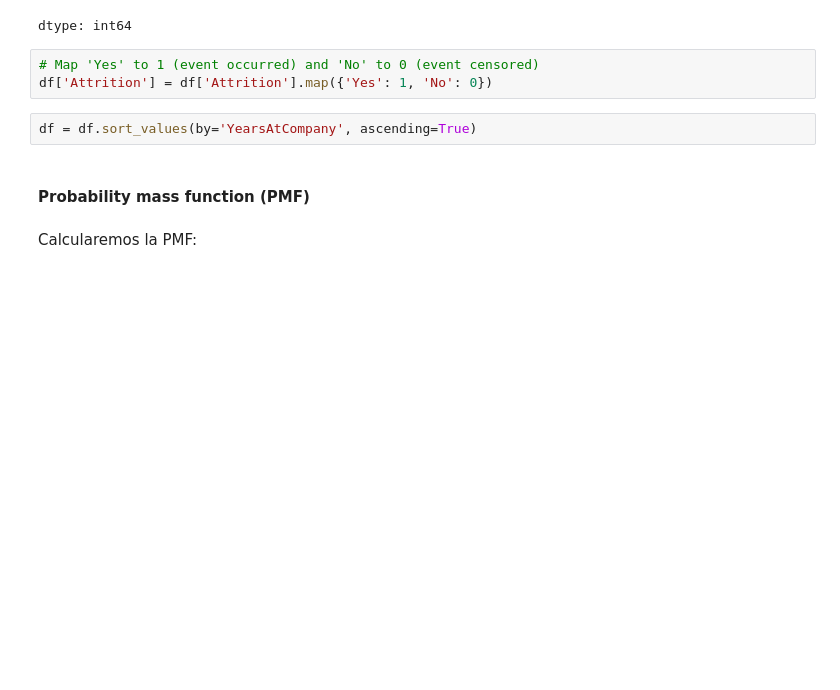
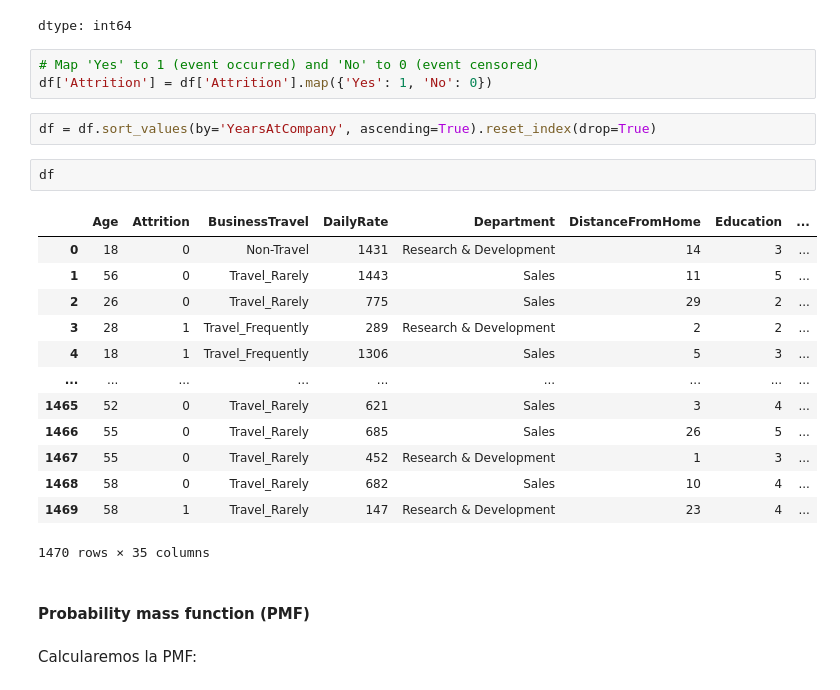
Before and after one commit to contepablod/ML_Bourbaki, a Jupyter notebook: Semana1/intro_KM_Attrition.ipynb, the cells around one changed output. Drawn from its saved outputs; the diff is of its cells as text; blank space fills up the shorter version.

```diff
--- a/Semana1/intro_KM_Attrition.ipynb
+++ b/Semana1/intro_KM_Attrition.ipynb
@@ -104,7 +104,23 @@ dtype: int64
 # Map 'Yes' to 1 (event occurred) and 'No' to 0 (event censored)
 df['Attrition'] = df['Attrition'].map({'Yes': 1, 'No': 0})
 # %%
-df = df.sort_values(by='YearsAtCompany', ascending=True)
+df = df.sort_values(by='YearsAtCompany', ascending=True).reset_index(drop=True)
+# %%
+df
+# %% [output]
+|  | Age | Attrition | BusinessTravel | DailyRate | Department | DistanceFromHome | Education | ... |
+| 0 | 18 | 0 | Non-Travel | 1431 | Research & Development | 14 | 3 | ... |
+| 1 | 56 | 0 | Travel_Rarely | 1443 | Sales | 11 | 5 | ... |
+| 2 | 26 | 0 | Travel_Rarely | 775 | Sales | 29 | 2 | ... |
+| 3 | 28 | 1 | Travel_Frequently | 289 | Research & Development | 2 | 2 | ... |
+| 4 | 18 | 1 | Travel_Frequently | 1306 | Sales | 5 | 3 | ... |
+| ... | ... | ... | ... | ... | ... | ... | ... | ... |
+| 1465 | 52 | 0 | Travel_Rarely | 621 | Sales | 3 | 4 | ... |
+| 1466 | 55 | 0 | Travel_Rarely | 685 | Sales | 26 | 5 | ... |
+| 1467 | 55 | 0 | Travel_Rarely | 452 | Research & Development | 1 | 3 | ... |
+| 1468 | 58 | 0 | Travel_Rarely | 682 | Sales | 10 | 4 | ... |
+| 1469 | 58 | 1 | Travel_Rarely | 147 | Research & Development | 23 | 4 | ... |
+1470 rows × 35 columns
 # %% [markdown]
 #### Probability mass function (PMF)
 # %% [markdown]
```
Also changed, not shown: parts of 7 cells of this notebook, 1 other file.
